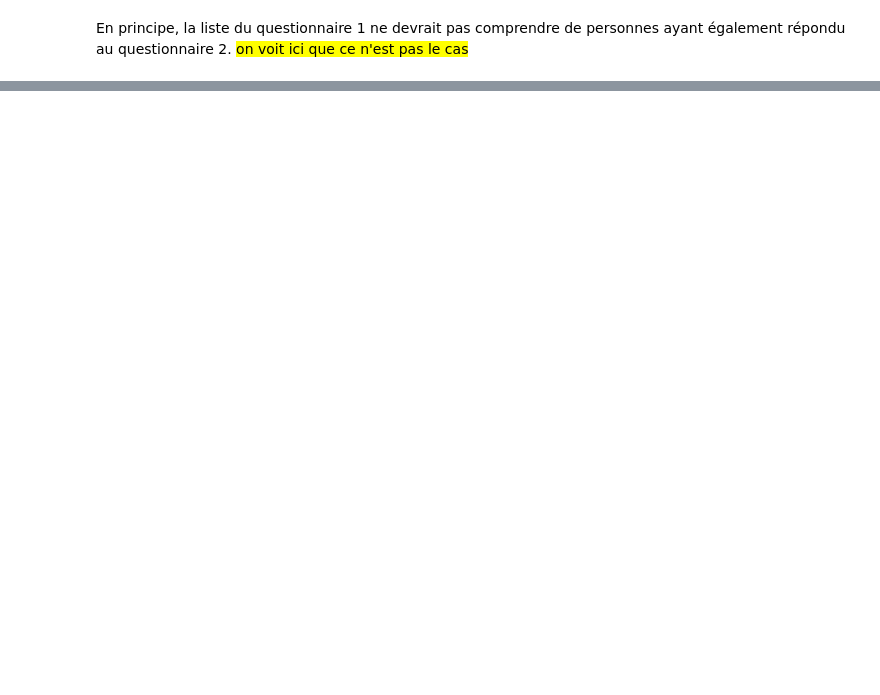
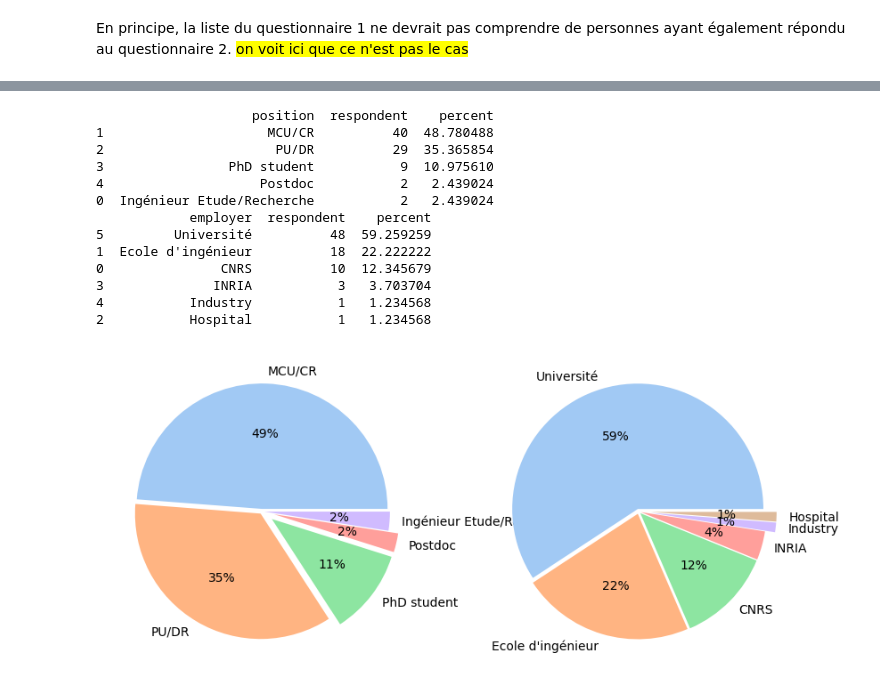
Before and after one commit to neuro-team-femto/auto_sante, a Jupyter notebook: analysis.ipynb, the cells around one changed output, grey strips where cells are left out. Drawn from its saved outputs; the diff is of its cells as text; code cells hidden in the pictures; blank space fills up the shorter version.

```diff
--- a/analysis.ipynb
+++ b/analysis.ipynb
@@ -684,0 +890,41 @@ sns.countplot(y="city",
+# %%
+positions = questions_df.groupby(['position']).respondent.nunique().reset_index().sort_values(by=['respondent','position'],
+                                                                                  ascending=False)
+positions['percent']=100*positions.respondent/positions.respondent.sum()
+print(positions)
+
+employers = questions_df.groupby(['employer']).respondent.nunique().reset_index().sort_values(by=['respondent','employer'],
+                                                                                  ascending=False)
+employers['percent']=100*employers.respondent/employers.respondent.sum()
+
+print(employers)
+
+plt.subplots(figsize=(10,20))
+plt.subplot(1,2,1)
+_=plt.pie(positions.respondent,
+        labels=positions.position,
+        colors = sns.color_palette('pastel'),
+        autopct = '%0.0f%%',
+        explode = [0.02,0.02,0.1,0.1,0.02])
+
+plt.subplot(1,2,2)
+_=plt.pie(employers.respondent,
+        labels=employers.employer,
+        colors = sns.color_palette('pastel'),
+        autopct = '%0.0f%%',
+        explode = [0.02,0.02,0.02,0.02,0.1,0.1])
+# %% [output]
+                    position  respondent    percent
+1                     MCU/CR          40  48.780488
+2                      PU/DR          29  35.365854
+3                PhD student           9  10.975610
+4                    Postdoc           2   2.439024
+0  Ingénieur Etude/Recherche           2   2.439024
+            employer  respondent    percent
+5         Université          48  59.259259
+1  Ecole d'ingénieur          18  22.222222
+0               CNRS          10  12.345679
+3              INRIA           3   3.703704
+4           Industry           1   1.234568
+2           Hospital           1   1.234568
+[figure, added]
```
Also changed, not shown: parts of 108 cells of this notebook, 3 other files.
